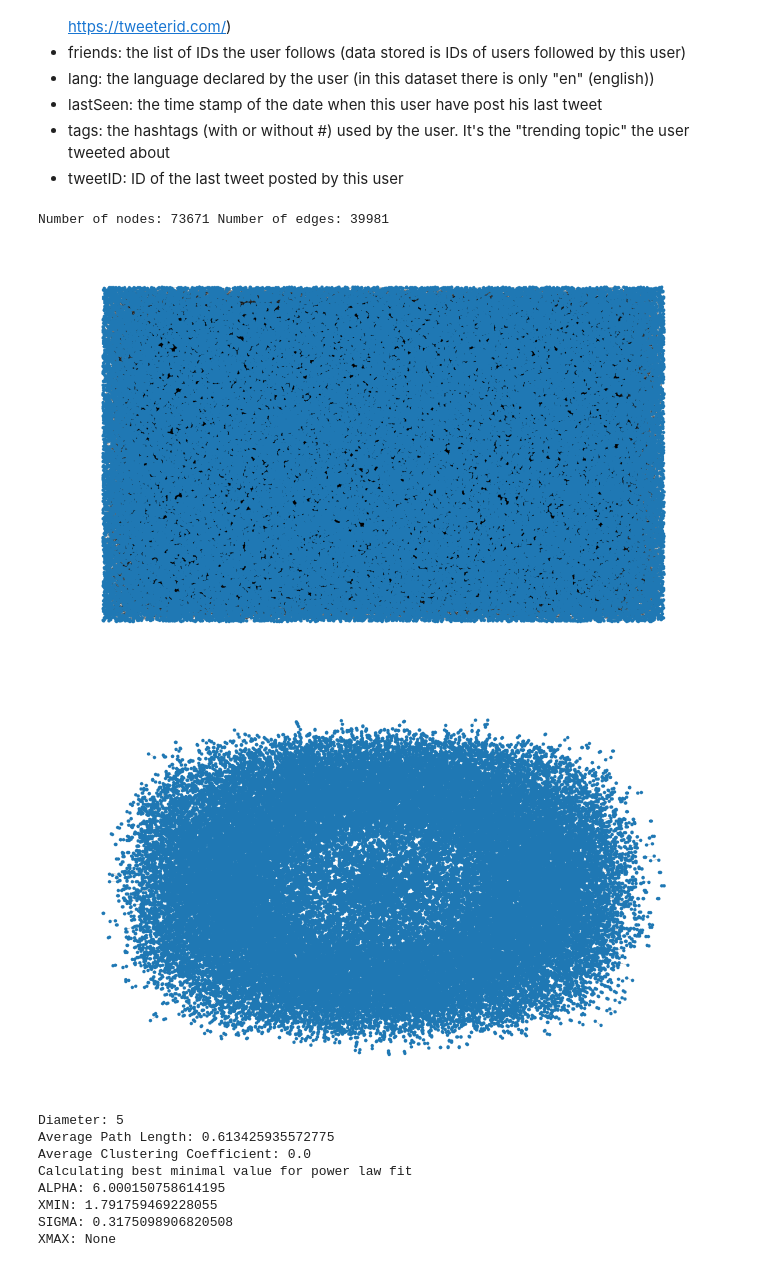
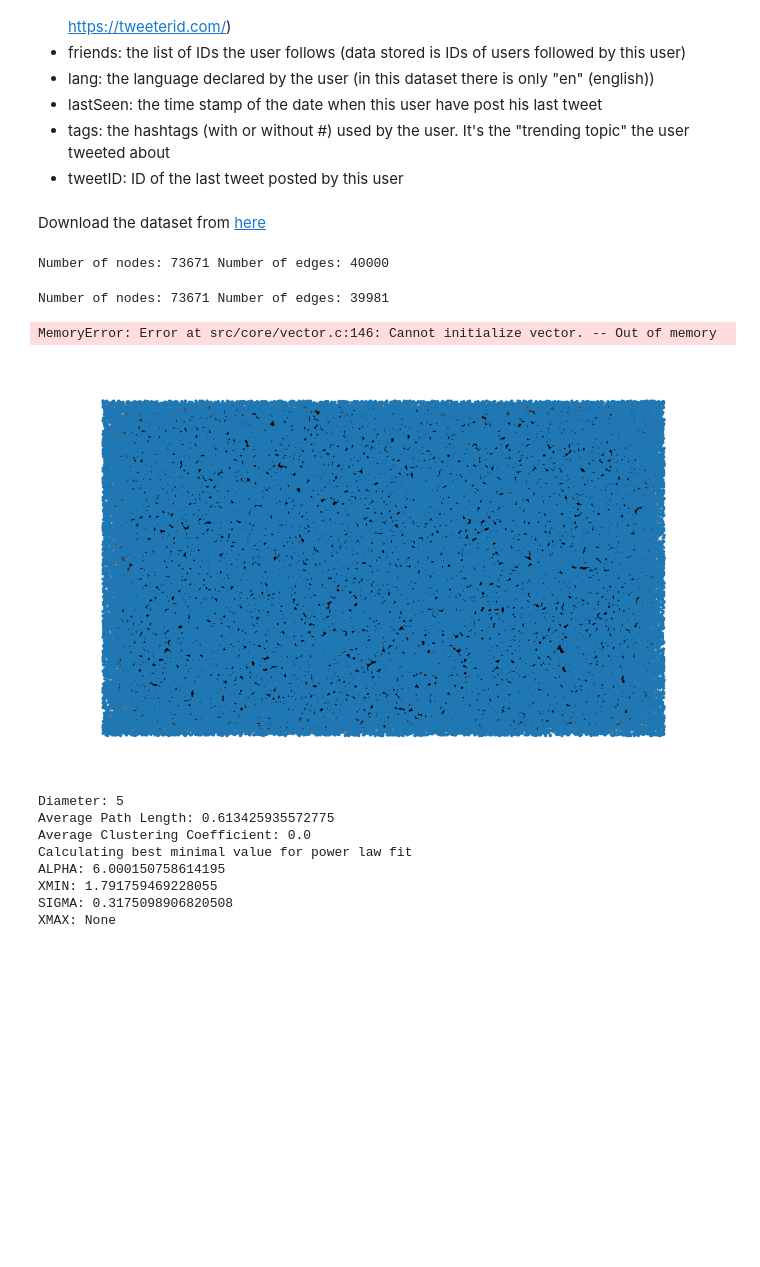
Before and after one commit to jsyrjako/SNA-Project, a Jupyter notebook: project.ipynb, the cells around one changed output. Drawn from its saved outputs; the diff is of its cells as text; code cells hidden in the pictures; blank space fills up the shorter version.

```diff
--- a/project.ipynb
+++ b/project.ipynb
@@ -63,6 +64,8 @@ import numpy as np
 import scipy
 import powerlaw
 import pandas as pd
+# %% [markdown]
+Download the dataset from [here](https://www.kaggle.com/datasets/hwassner/TwitterFriends/download?datasetVersionNumber=4)
 # %%
 # open the csv file
 with open('data.csv', 'r') as f:
@@ -70,6 +73,40 @@ with open('data.csv', 'r') as f:
 
 # remove the first line
 data = data[1:]
+# %%
+"""
+Use directed graph to represent the network
+
+We want to explore this friendship relation to construct a network graph where User IDs are nodes
+and a directed edge from IDx to IDy if IDy is listed as a friend of IDx.
+"""
+
+def create_graph(data):
+    # Create a directed graph
+    G = nx.DiGraph()
+    for line in data:
+        line = line.strip().split(',')
+        id = line[0].strip('"').strip()
+        screenName = line[1].strip('" ')
+        tags = line[2].strip('[] ').replace('"', '')
+        avatar = line[3].strip('" ')
+        followersCount = line[4]
+        friendsCount = line[5]
+        lang = line[6].strip('" ')
+        lastSeen = line[7]
+        tweetId = line[8].replace('"', '').strip()
+        friends = line[9][1:-1].split(', ')
+        # strip the quotes
+        friends = [friend.replace('"', '').strip() for friend in friends]
+
+        for friend in friends:
+            G.add_edge(id, friend)
+    print(f'Number of nodes: {G.number_of_nodes()} Number of edges: {G.number_of_edges()}')
+    return G
+
+DG = create_graph(data)
+# %% [output]
+Number of nodes: 73671 Number of edges: 40000
 # %%
 '''
 1. Use NetworkX to display the corresponding network, suggest an approach to visualize this
@@ -110,35 +147,40 @@ G = create_graph(data)
 # open the file in Gephi and visualize the graph
 
 # Save the adjacency matrix
 adj_matrix = nx.adjacency_matrix(G)
 scipy.sparse.save_npz('adj_matrix.npz', adj_matrix)
+# print(f"Adjacency matrix: {adj_matrix}")
 
 # Visualize the graph using NetworkX (not ideal for dense graphs)
 # draw only the first 200 nodes
 # G_copy = G.subgraph(list(G.nodes())[:200])
 # pos = nx.spring_layout(G_copy)
 # plt.figure(figsize=(20, 20))
 # nx.draw(G_copy, pos, with_labels=True, labels=nx.get_node_attributes(G_copy, 'screenName'), node_size=80, font_size=6, linewidths=0.1, edge_color='gray')
 # plt.show()
 
 
 # visualize the graph using a random layout
 fig, ax = plt.subplots(figsize=(15, 9))
 ax.axis('off')
 plot_options = {"node_size": 10, "with_labels": False, "width": 0.15}
 nx.draw_networkx(G, pos=nx.random_layout(G), ax=ax, **plot_options)
 
 # Different ways to visualize the graph
+H = ig.Graph.from_networkx(G)
 
+# Plot using igraph with Kamada-Kawai layout
+layout = H.layout("kk")
+ig.plot(H, layout=layout)
 
 pos = nx.spring_layout(G, iterations=15, seed=1721)
 fig, ax = plt.subplots(figsize=(15, 9))
 ax.axis("off")
 nx.draw_networkx(G, pos=pos, ax=ax, **plot_options)
 # %% [output]
 Number of nodes: 73671 Number of edges: 39981
+MemoryError: Error at src/core/vector.c:146: Cannot initialize vector. -- Out of memory
-[figure, old version]
+[figure, new version]
-[figure, removed]
 # %%
 '''
 2. Write a script that uses NetworkX functions to calculate diameter, average clustering
```
Also changed, not shown: parts of 4 cells of this notebook.
